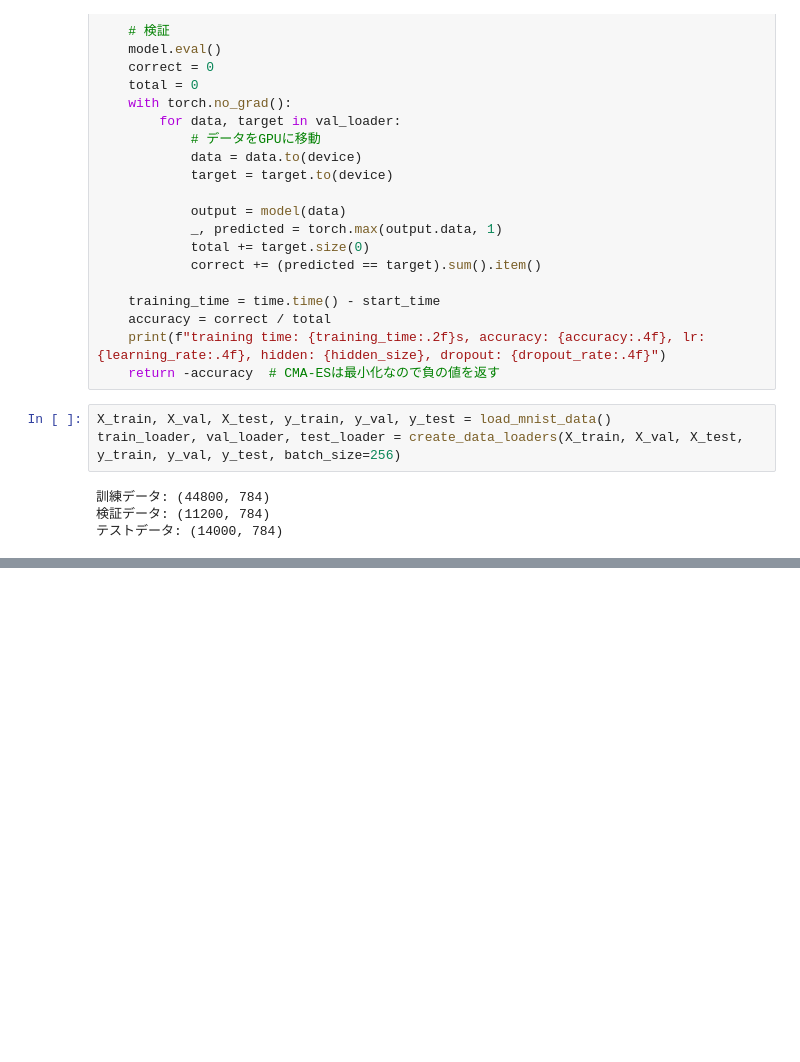
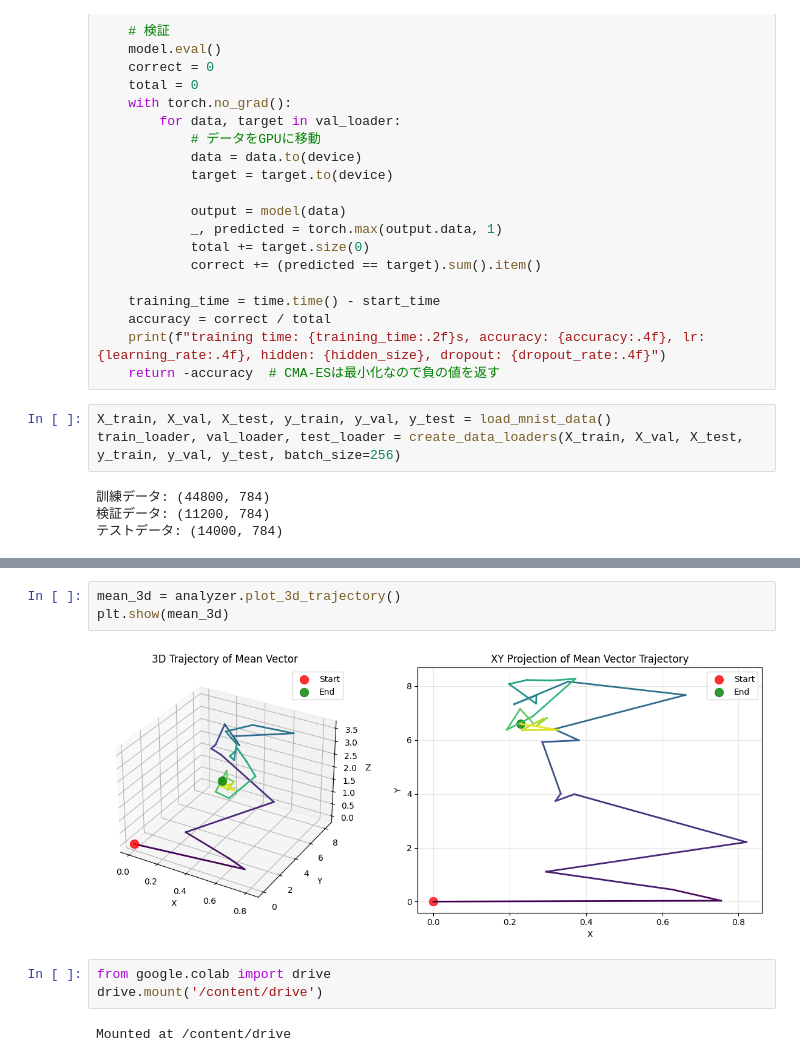
Before and after one commit to no2ca/es-mlp-tuning, a Jupyter notebook: tuning_from_zero.ipynb, the cells around one changed output, grey strips where cells are left out. Cells and saved outputs as stored; diff of their text form; blank space fills up the shorter version.

```diff
--- a/tuning_from_zero.ipynb
+++ b/tuning_from_zero.ipynb
@@ -340,0 +636,10 @@ training time: 6.77s, accuracy: 0.9757, lr: 0.0039, hidden: 282, dropout: 0.0262
+# %%
+mean_3d = analyzer.plot_3d_trajectory()
+plt.show(mean_3d)
+# %% [output]
+[figure, added]
+# %%
+from google.colab import drive
+drive.mount('/content/drive')
+# %% [output]
+Mounted at /content/drive
```
Also changed, not shown: parts of 10 cells of this notebook.
